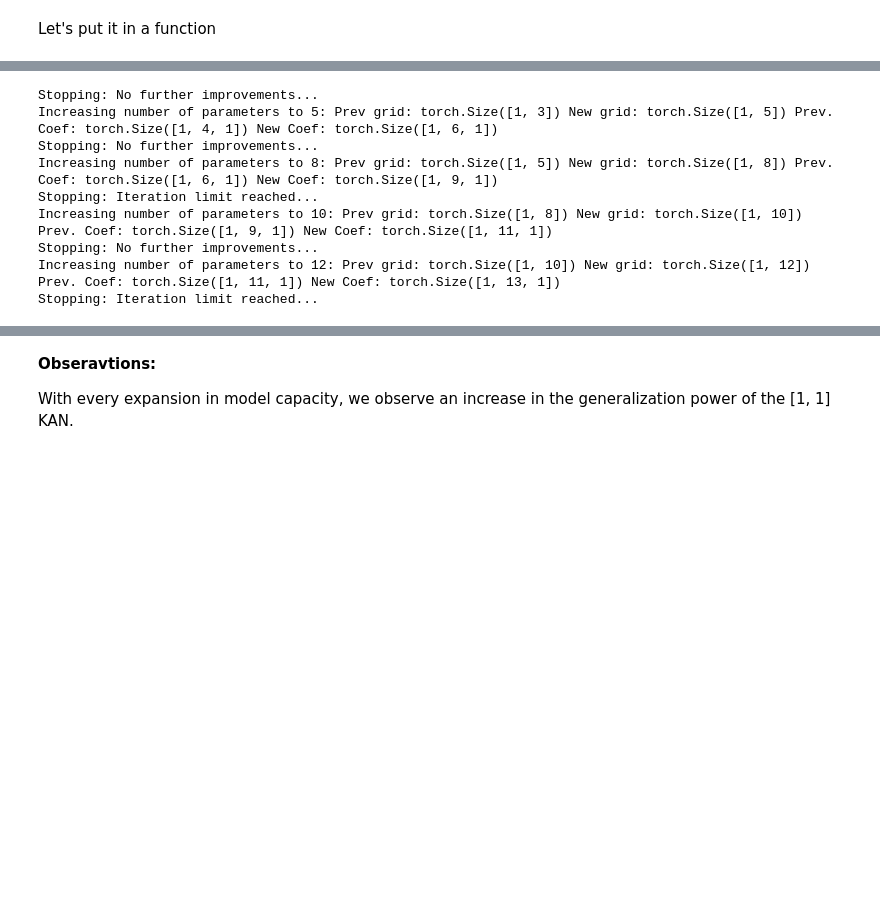
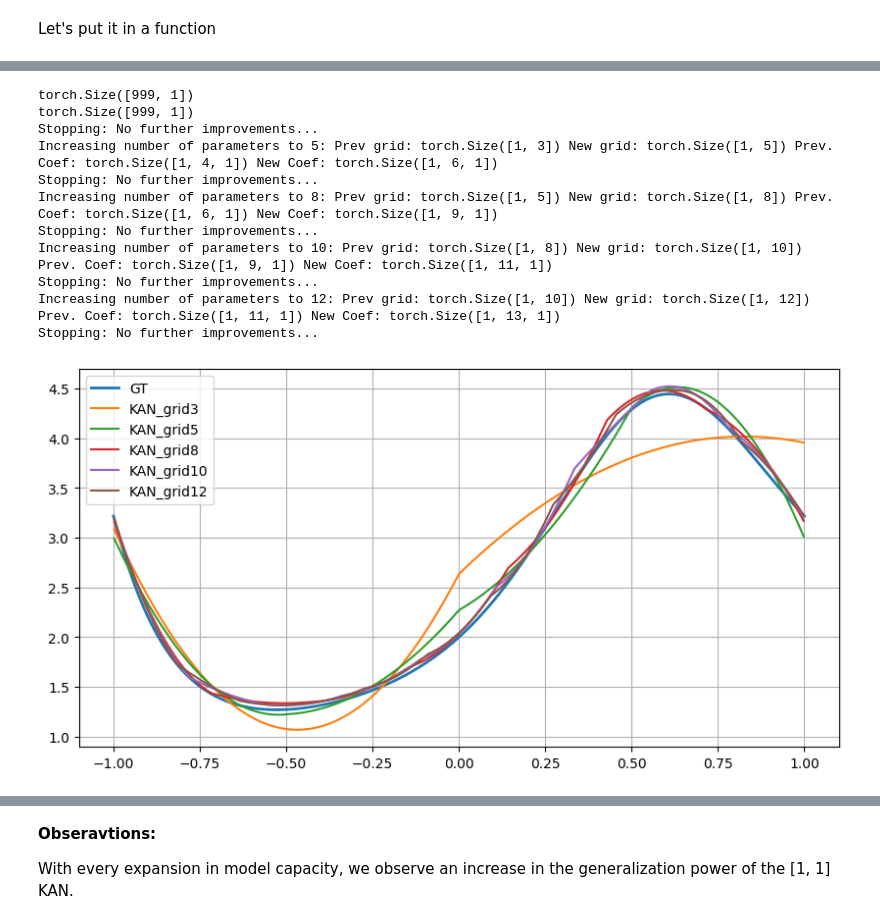
Before and after one commit to HsiuWen/SciML_PPP, a Jupyter notebook: KAN_grids_continual.ipynb, the cells around one changed output, grey strips where cells are left out. Cells and saved outputs as stored; diff of their text form; code cells hidden in the pictures; blank space fills up the shorter version.

```diff
--- a/KAN_grids_continual.ipynb
+++ b/KAN_grids_continual.ipynb
@@ -96,6 +106,10 @@ fn, fn_label = (lambda x: torch.exp(torch.sin(torch.pi* x) + x**2) + (1 / (1 + x
 
 x_eval = torch.linspace(-1, 1, steps=999).unsqueeze(dim=1)
 y_target = fn(x_eval) + 0.1 * torch.rand(x_eval.shape)
+
+print(x_eval.shape)
+print(y_target.shape)
+
 
 # test and train split
 n_training = int(x_eval.shape[0] * 0.8)
@@ -105,7 +119,6 @@ x_training = x_eval[training_idxs]
 x_test = x_eval[test_idxs]
 y_training = y_target[training_idxs]
 y_test = y_target[test_idxs]
-
 
 lr = 0.1
 k = 2
@@ -121,35 +134,44 @@ params_kan, y_pred_kan, losses_kan, all_xs = single_stacked_kan_training(x_train
                                                                          grid_range=[], use_scales=False)
 loss_batches.append(losses_kan)
 
+fig, axs=plt.subplots(nrows=1,ncols=1, figsize=(10,5),dpi=100)
+axs.plot(x_eval, fn(x_eval), linewidth=2, label='GT')
+axs.plot(x_test, y_pred_kan, label=f'KAN_grid3')
 for new_grid_size in [5, 8, 10, 12]:
     prev_grid = params_kan['grids'][0]
     prev_coef = params_kan['coeffs'][0]
     postacts = all_xs[-1][0]
     new_coef, new_grid = update_grid(prev_grid, new_grid_size, k, x_training, postacts)
 
     new_coef = new_coef.requires_grad_(True)
     params_kan['grids'] = [new_grid]
     params_kan['coeffs'] = [new_coef]
 
     print(f"Increasing number of parameters to {new_grid_size}: Prev grid: {prev_grid.shape} New grid: {new_grid.shape} Prev. Coef: {prev_coef.shape} New Coef: {new_coef.shape}")
 
     params_kan, y_pred_kan, losses_kan, all_xs = single_stacked_kan_training(x_training, y_training, x_test, y_test, model_params=params_kan, lr=lr,
                                                                              k=k, n_layers=n_layers,
                                                                              grid_sizes=grid_sizes, verbose=False,
                                                                              grid_range=[], use_scales=False)
 
 
     loss_batches.append(losses_kan)
+    axs.plot(x_test, y_pred_kan, label=f'KAN_grid{new_grid_size}')
+axs.legend()
+axs.grid()
 # %% [output]
+torch.Size([999, 1])
+torch.Size([999, 1])
 Stopping: No further improvements...
 Increasing number of parameters to 5: Prev grid: torch.Size([1, 3]) New grid: torch.Size([1, 5]) Prev. Coef: torch.Size([1, 4, 1]) New Coef: torch.Size([1, 6, 1])
 Stopping: No further improvements...
 Increasing number of parameters to 8: Prev grid: torch.Size([1, 5]) New grid: torch.Size([1, 8]) Prev. Coef: torch.Size([1, 6, 1]) New Coef: torch.Size([1, 9, 1])
-Stopping: Iteration limit reached...
+Stopping: No further improvements...
 Increasing number of parameters to 10: Prev grid: torch.Size([1, 8]) New grid: torch.Size([1, 10]) Prev. Coef: torch.Size([1, 9, 1]) New Coef: torch.Size([1, 11, 1])
 Stopping: No further improvements...
 Increasing number of parameters to 12: Prev grid: torch.Size([1, 10]) New grid: torch.Size([1, 12]) Prev. Coef: torch.Size([1, 11, 1]) New Coef: torch.Size([1, 13, 1])
-Stopping: Iteration limit reached...
+Stopping: No further improvements...
+[figure, added]
 # %%
 fig, axs = plt.subplots(nrows=1, ncols=1, figsize=(5, 5), dpi=100)
 
```
Also changed, not shown: parts of 10 cells of this notebook, 2 other files.
